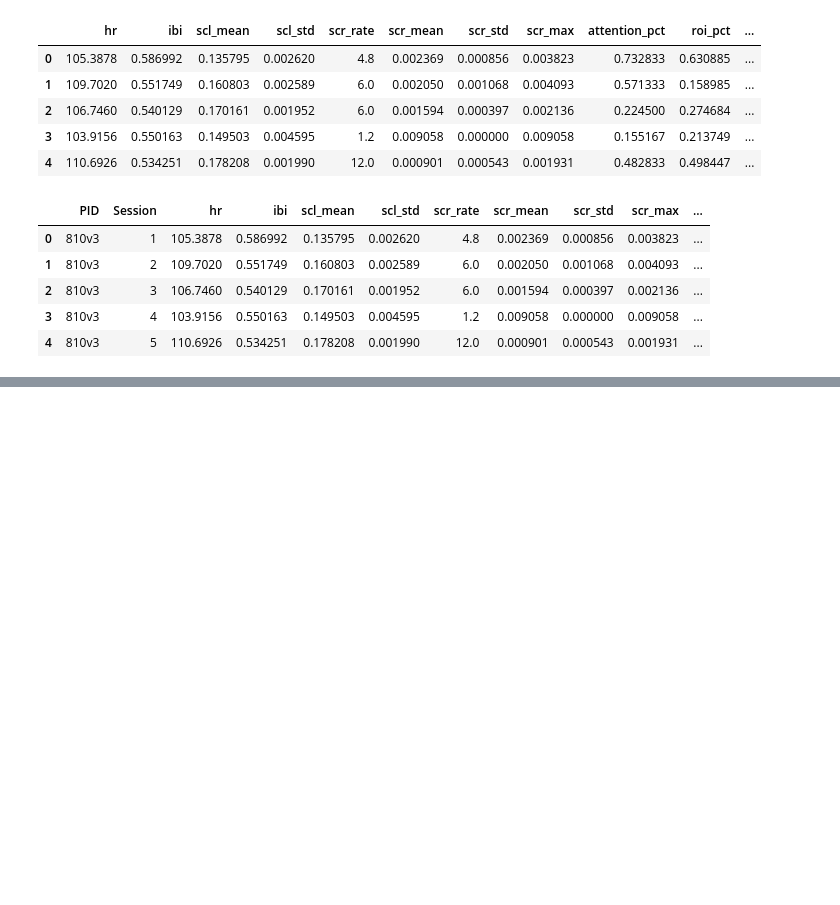
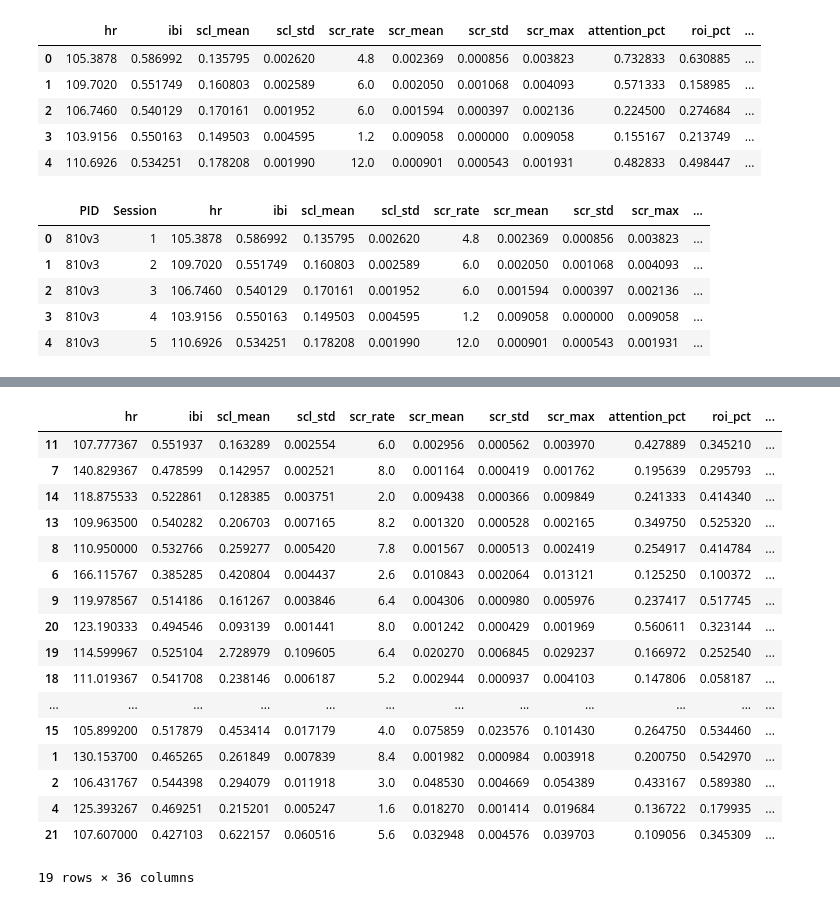
Before and after one commit to dayibian/AT_study_data_analysis, a Jupyter notebook: MADCAP_data_analysis.ipynb, the cells around one changed output, grey strips where cells are left out. Saved outputs shown, nothing was run; the diff lists cells and outputs as text; code cells hidden in the pictures; blank space fills up the shorter version.

Commit message:
averaged features plus participants' info

```diff
--- a/MADCAP_data_analysis.ipynb
+++ b/MADCAP_data_analysis.ipynb
@@ -490,0 +518,4 @@ feature_df.to_csv('all_features.csv',index=False)
+# %%
+average_grouped = average_df.groupby(['PID'])
+# %%
+average_feature = average_grouped.mean()
@@ -490,0 +538,2 @@ feature_df.to_csv('all_features.csv',index=False)
+# %%
+participant_info = pd.read_csv('participant_info.csv')
@@ -490,0 +550,23 @@ feature_df.to_csv('all_features.csv',index=False)
+# %%
+merged = pd.merge(average_feature, participant_info, left_index=True, right_on='Subject Code')
+# %%
+merged
+# %% [output]
+|  | hr | ibi | scl_mean | scl_std | scr_rate | scr_mean | scr_std | scr_max | attention_pct | roi_pct | ... |
+| 11 | 107.777367 | 0.551937 | 0.163289 | 0.002554 | 6.0 | 0.002956 | 0.000562 | 0.003970 | 0.427889 | 0.345210 | ... |
+| 7 | 140.829367 | 0.478599 | 0.142957 | 0.002521 | 8.0 | 0.001164 | 0.000419 | 0.001762 | 0.195639 | 0.295793 | ... |
+| 14 | 118.875533 | 0.522861 | 0.128385 | 0.003751 | 2.0 | 0.009438 | 0.000366 | 0.009849 | 0.241333 | 0.414340 | ... |
+| 13 | 109.963500 | 0.540282 | 0.206703 | 0.007165 | 8.2 | 0.001320 | 0.000528 | 0.002165 | 0.349750 | 0.525320 | ... |
+| 8 | 110.950000 | 0.532766 | 0.259277 | 0.005420 | 7.8 | 0.001567 | 0.000513 | 0.002419 | 0.254917 | 0.414784 | ... |
+| 6 | 166.115767 | 0.385285 | 0.420804 | 0.004437 | 2.6 | 0.010843 | 0.002064 | 0.013121 | 0.125250 | 0.100372 | ... |
+| 9 | 119.978567 | 0.514186 | 0.161267 | 0.003846 | 6.4 | 0.004306 | 0.000980 | 0.005976 | 0.237417 | 0.517745 | ... |
+| 20 | 123.190333 | 0.494546 | 0.093139 | 0.001441 | 8.0 | 0.001242 | 0.000429 | 0.001969 | 0.560611 | 0.323144 | ... |
+| 19 | 114.599967 | 0.525104 | 2.728979 | 0.109605 | 6.4 | 0.020270 | 0.006845 | 0.029237 | 0.166972 | 0.252540 | ... |
+| 18 | 111.019367 | 0.541708 | 0.238146 | 0.006187 | 5.2 | 0.002944 | 0.000937 | 0.004103 | 0.147806 | 0.058187 | ... |
+| ... | ... | ... | ... | ... | ... | ... | ... | ... | ... | ... | ... |
+| 15 | 105.899200 | 0.517879 | 0.453414 | 0.017179 | 4.0 | 0.075859 | 0.023576 | 0.101430 | 0.264750 | 0.534460 | ... |
+| 1 | 130.153700 | 0.465265 | 0.261849 | 0.007839 | 8.4 | 0.001982 | 0.000984 | 0.003918 | 0.200750 | 0.542970 | ... |
+| 2 | 106.431767 | 0.544398 | 0.294079 | 0.011918 | 3.0 | 0.048530 | 0.004669 | 0.054389 | 0.433167 | 0.589380 | ... |
+| 4 | 125.393267 | 0.469251 | 0.215201 | 0.005247 | 1.6 | 0.018270 | 0.001414 | 0.019684 | 0.136722 | 0.179935 | ... |
+| 21 | 107.607000 | 0.427103 | 0.622157 | 0.060516 | 5.6 | 0.032948 | 0.004576 | 0.039703 | 0.109056 | 0.345309 | ... |
+19 rows × 36 columns
```
Also changed, not shown: parts of 29 cells of this notebook, 8 other files.
